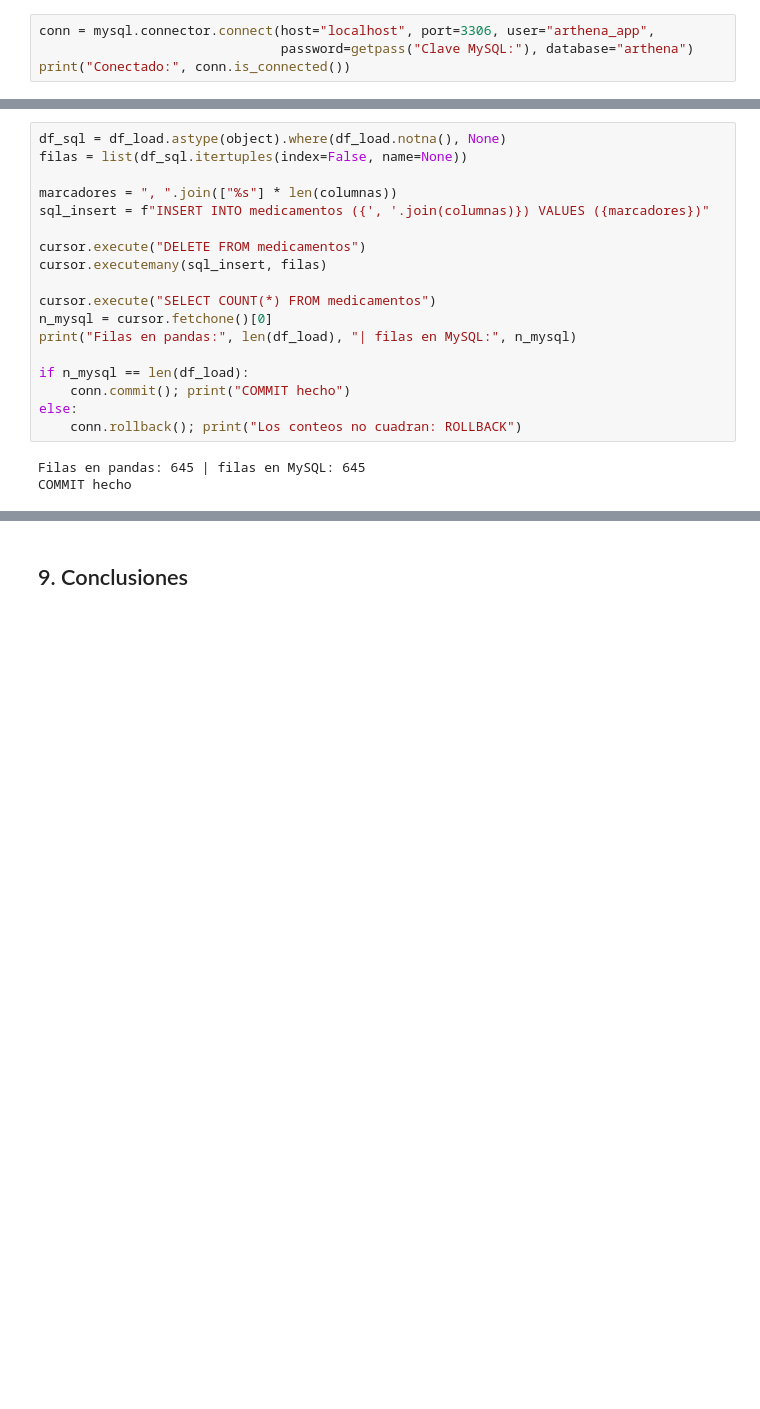
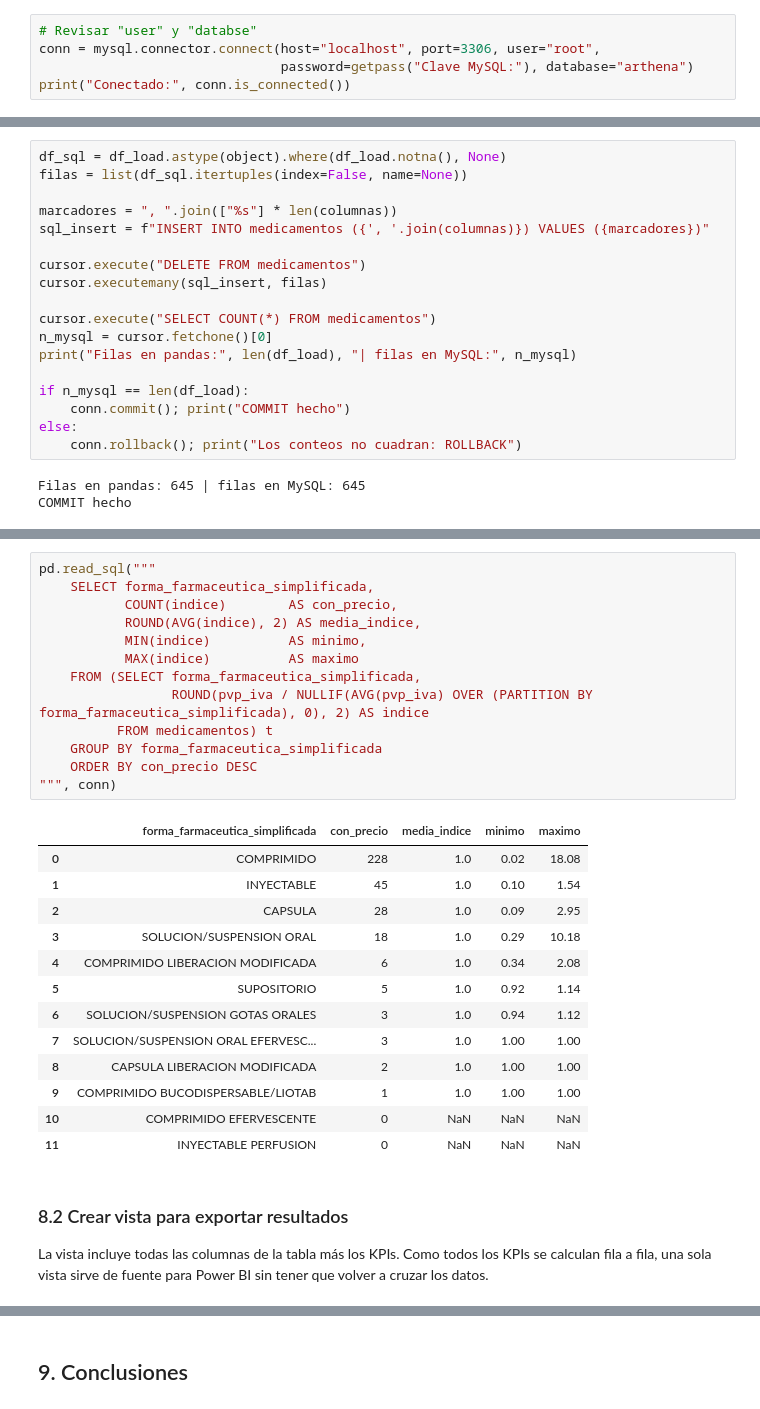
Before and after one commit to pedrinch10/Arthena4, a Jupyter notebook: codigo_HU4_HU5/HU6_carga_mysql.ipynb, the cells around one changed output, grey strips where cells are left out. Cells and saved outputs as stored; diff of their text form; blank space fills up the shorter version.

Commit message:
HU6 notebook con comentarios y csv resultados

```diff
--- a/codigo_HU4_HU5/HU6_carga_mysql.ipynb
+++ b/codigo_HU4_HU5/HU6_carga_mysql.ipynb
@@ -108,7 +102,8 @@ nregistro único: True | cn único: True
 ## 4. Conectar con MySQL
 Con el usuario `arthena_app` (solo tiene permisos sobre la base `arthena`). La contraseña se pide con `getpass` para que no quede escrita en el notebook ni en GitHub.
 # %%
-conn = mysql.connector.connect(host="localhost", port=3306, user="arthena_app",
+# Revisar "user" y "databse"
+conn = mysql.connector.connect(host="localhost", port=3306, user="root",
                                password=getpass("Clave MySQL:"), database="arthena")
 print("Conectado:", conn.is_connected())
 # %% [output]
@@ -242,0 +451,30 @@ COMMIT hecho
+# %%
+pd.read_sql("""
+    SELECT forma_farmaceutica_simplificada,
+           COUNT(indice)        AS con_precio,
+           ROUND(AVG(indice), 2) AS media_indice,
+           MIN(indice)          AS minimo,
+           MAX(indice)          AS maximo
+    FROM (SELECT forma_farmaceutica_simplificada,
+                 ROUND(pvp_iva / NULLIF(AVG(pvp_iva) OVER (PARTITION BY forma_farmaceutica_simplificada), 0), 2) AS indice
+          FROM medicamentos) t
+    GROUP BY forma_farmaceutica_simplificada
+    ORDER BY con_precio DESC
+""", conn)
+# %% [output]
+|  | forma_farmaceutica_simplificada | con_precio | media_indice | minimo | maximo |
+| 0 | COMPRIMIDO | 228 | 1.0 | 0.02 | 18.08 |
+| 1 | INYECTABLE | 45 | 1.0 | 0.10 | 1.54 |
+| 2 | CAPSULA | 28 | 1.0 | 0.09 | 2.95 |
+| 3 | SOLUCION/SUSPENSION ORAL | 18 | 1.0 | 0.29 | 10.18 |
+| 4 | COMPRIMIDO LIBERACION MODIFICADA | 6 | 1.0 | 0.34 | 2.08 |
+| 5 | SUPOSITORIO | 5 | 1.0 | 0.92 | 1.14 |
+| 6 | SOLUCION/SUSPENSION GOTAS ORALES | 3 | 1.0 | 0.94 | 1.12 |
+| 7 | SOLUCION/SUSPENSION ORAL EFERVESC... | 3 | 1.0 | 1.00 | 1.00 |
+| 8 | CAPSULA LIBERACION MODIFICADA | 2 | 1.0 | 1.00 | 1.00 |
+| 9 | COMPRIMIDO BUCODISPERSABLE/LIOTAB | 1 | 1.0 | 1.00 | 1.00 |
+| 10 | COMPRIMIDO EFERVESCENTE | 0 | NaN | NaN | NaN |
+| 11 | INYECTABLE PERFUSION | 0 | NaN | NaN | NaN |
+# %% [markdown]
+### 8.2 Crear vista para exportar resultados
+La vista incluye todas las columnas de la tabla más los KPIs. Como todos los KPIs se calculan fila a fila, una sola vista sirve de fuente para Power BI sin tener que volver a cruzar los datos.
```
Also changed, not shown: parts of 37 cells of this notebook, 1 other file.
